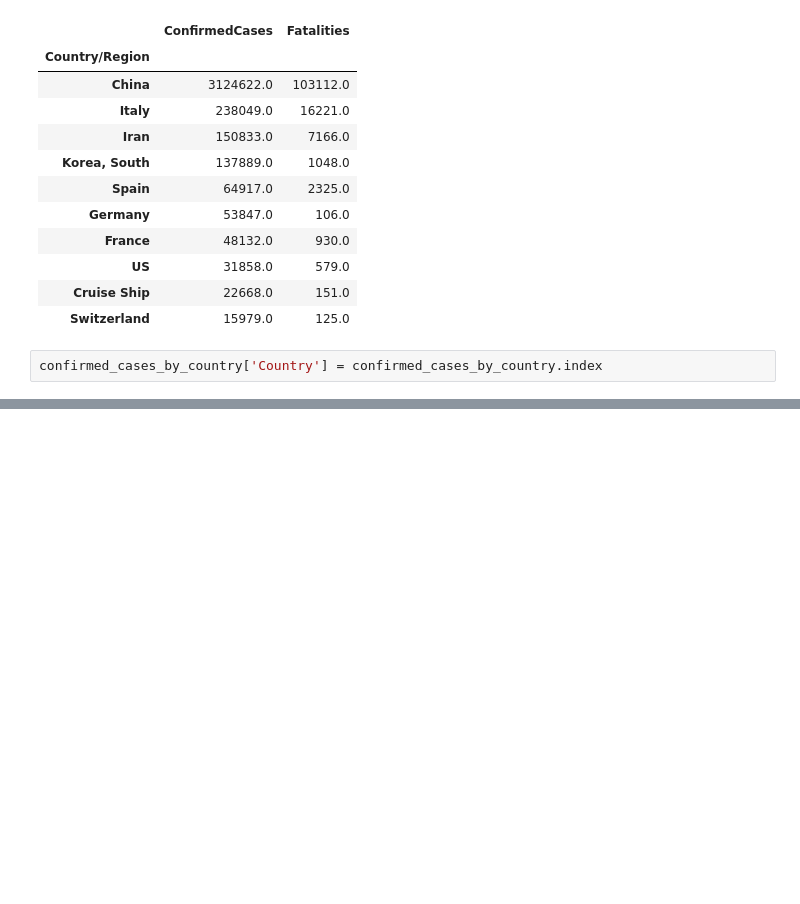
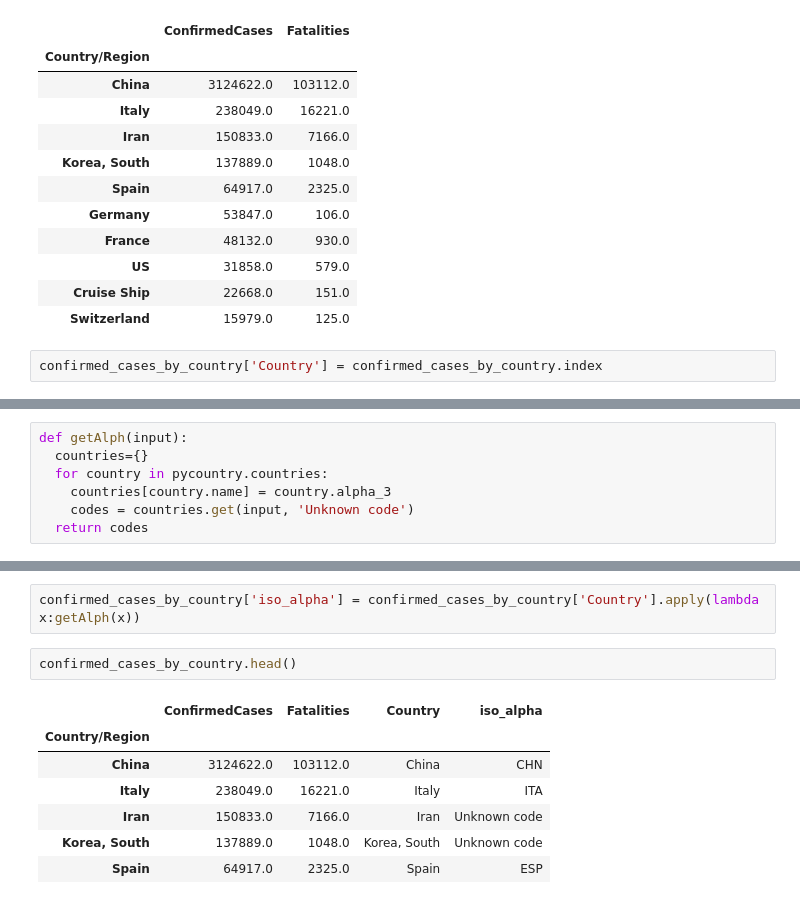
Before and after one commit to warriorgithub/COVID19-Global-Forecasting, a Jupyter notebook: COVID19_Global_Forecasting_(Week_1).ipynb, the cells around one changed output, grey strips where cells are left out. Cells and saved outputs as stored; diff of their text form; blank space fills up the shorter version.

```diff
--- a/COVID19_Global_Forecasting_(Week_1).ipynb
+++ b/COVID19_Global_Forecasting_(Week_1).ipynb
@@ -167,0 +193,7 @@ show(p)
+# %%
+def getAlph(input):
+  countries={}
+  for country in pycountry.countries:
+    countries[country.name] = country.alpha_3
+    codes = countries.get(input, 'Unknown code')
+  return codes
@@ -167,0 +217,12 @@ show(p)
+# %%
+confirmed_cases_by_country['iso_alpha'] = confirmed_cases_by_country['Country'].apply(lambda x:getAlph(x))
+# %%
+confirmed_cases_by_country.head()
+# %% [output]
+|  | ConfirmedCases | Fatalities | Country | iso_alpha |
+| Country/Region |  |  |  |  |
+| China | 3124622.0 | 103112.0 | China | CHN |
+| Italy | 238049.0 | 16221.0 | Italy | ITA |
+| Iran | 150833.0 | 7166.0 | Iran | Unknown code |
+| Korea, South | 137889.0 | 1048.0 | Korea, South | Unknown code |
+| Spain | 64917.0 | 2325.0 | Spain | ESP |
```
Also changed, not shown: parts of 9 cells of this notebook.
